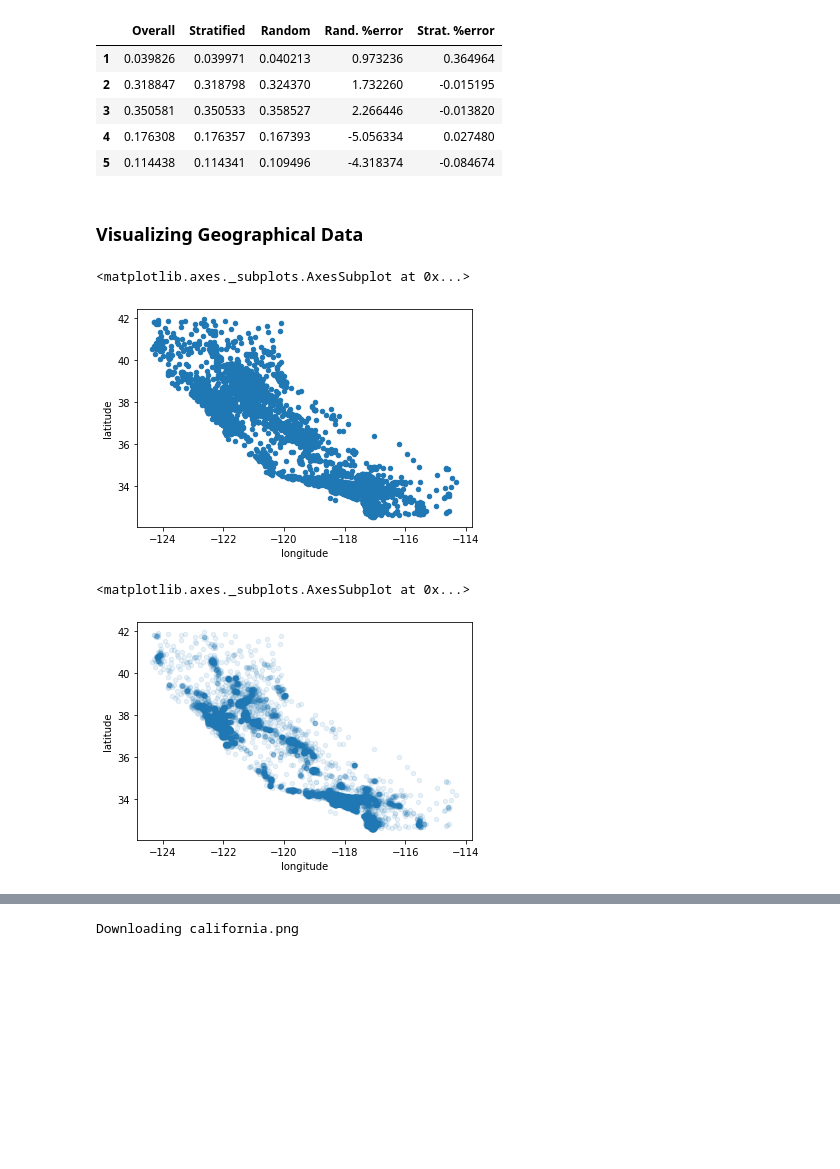
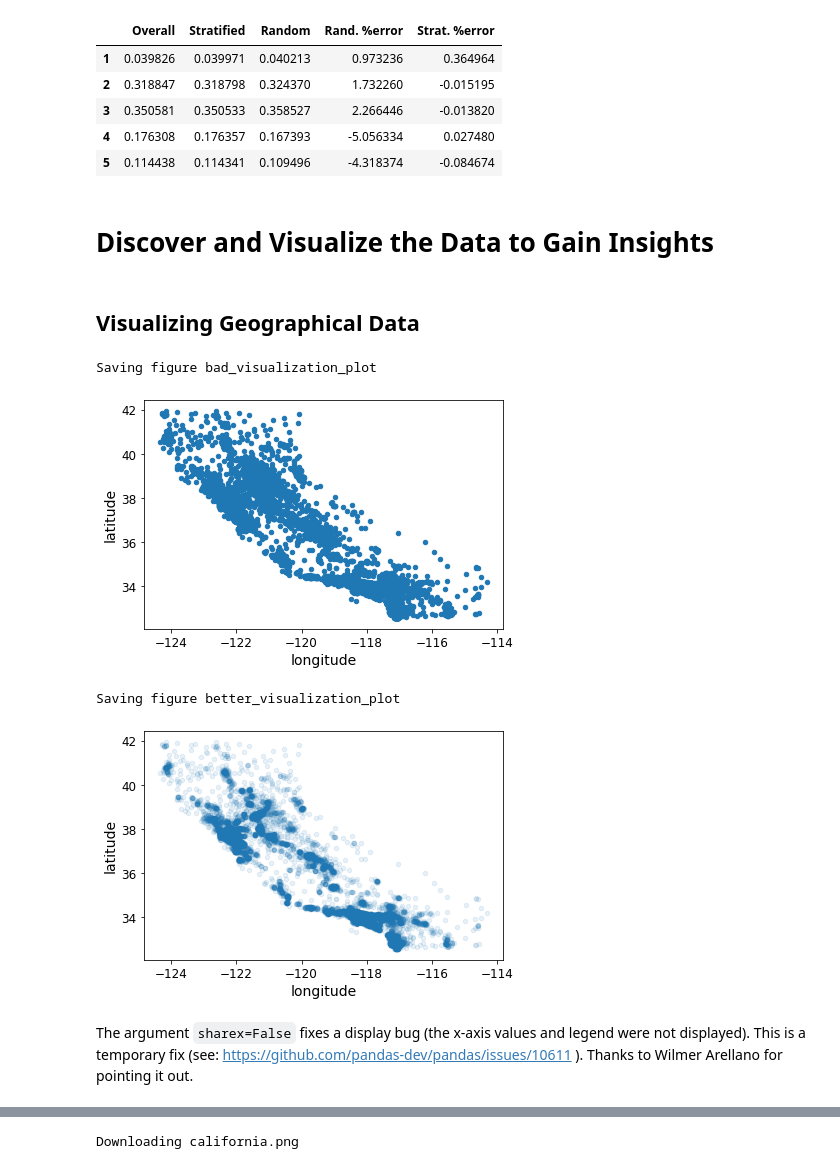
Before and after one commit to sajjadranjbar73/Machine-Learning-in-Python, a Jupyter notebook: data preprocessing/Preprocessing2.ipynb, the cells around one changed output, grey strips where cells are left out. Saved outputs shown, nothing was run; the diff lists cells and outputs as text; code cells hidden in the pictures; blank space fills up the shorter version.

```diff
--- a/data preprocessing/EDA.ipynb
+++ b/data preprocessing/Preprocessing2.ipynb
@@ -263,21 +273,26 @@ compare_props
 # %%
 for set_ in (strat_train_set, strat_test_set):
     set_.drop("income_cat", axis=1, inplace=True)
+# %% [markdown]
+# Discover and Visualize the Data to Gain Insights
 # %%
 housing = strat_train_set.copy()
 # %% [markdown]
-
-###               Visualizing Geographical Data
+## Visualizing Geographical Data
 # %%
 housing.plot(kind="scatter", x="longitude", y="latitude")
+save_fig("bad_visualization_plot")
 # %% [output]
-<matplotlib.axes._subplots.AxesSubplot at 0x...>
+Saving figure bad_visualization_plot
-[figure, old version]
+[figure, new version]
 # %%
 housing.plot(kind="scatter", x="longitude", y="latitude", alpha=0.1)
+save_fig("better_visualization_plot")
 # %% [output]
-<matplotlib.axes._subplots.AxesSubplot at 0x...>
+Saving figure better_visualization_plot
-[figure, old version]
+[figure, new version]
+# %% [markdown]
+The argument `sharex=False` fixes a display bug (the x-axis values and legend were not displayed). This is a temporary fix (see: https://github.com/pandas-dev/pandas/issues/10611 ). Thanks to Wilmer Arellano for pointing it out.
 # %%
 housing.plot(kind="scatter", x="longitude", y="latitude", alpha=0.4,
              s=housing["population"]/100, label="population", figsize=(10,7),
```
Also changed, not shown: parts of 76 cells of this notebook.
